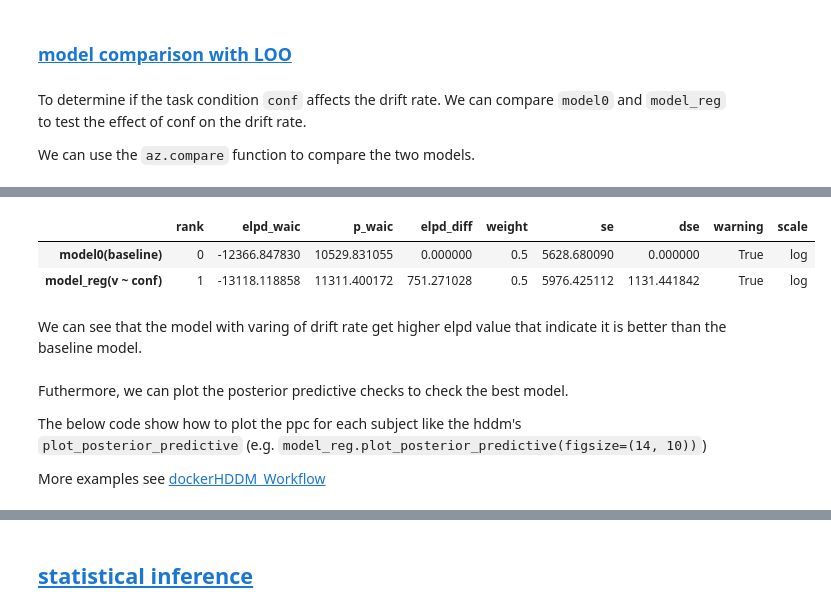
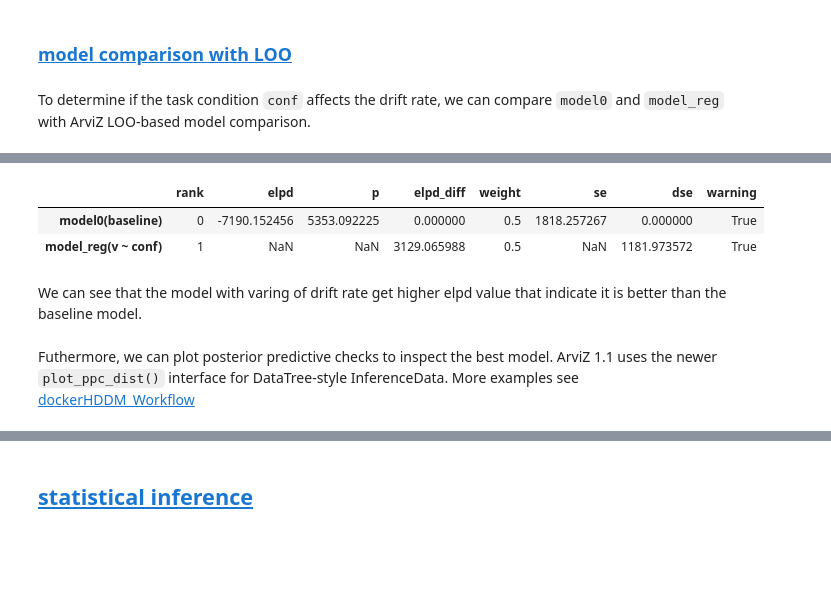
Before and after one commit to hcp4715/dockerHDDM, a Jupyter notebook: dockerHDDM_Quick_View.ipynb, the cells around one changed output, grey strips where cells are left out. Drawn from its saved outputs; the diff is of its cells as text; code cells hidden in the pictures; blank space fills up the shorter version.

```diff
--- a/dockerHDDM_Quick_View.ipynb
+++ b/dockerHDDM_Quick_View.ipynb
@@ -231,19 +244,17 @@ Pareto k diagnostic values:
 # %% [markdown]
 ### <a id='toc1_1_3_'></a>[model comparison with LOO](#toc0_)
 # %% [markdown]
-To determine if the task condition `conf` affects the drift rate. We can compare `model0` and `model_reg` to test the effect of conf on the drift rate.
-
-We can use the `az.compare` function to compare the two models.
+To determine if the task condition `conf` affects the drift rate, we can compare `model0` and `model_reg` with ArviZ LOO-based model comparison.
 # %%
 %time
-# To compare models by loo or waic, we should make sure
+# To compare models by LOO, we should make sure
 # that the pointwise log-likelihood is calculated.
-# Another way is to use to_infdata methods with loglike=True,
-# but ensure that the 'tmp_*.db' file for each chain is in the current directory
 model0_infdata = model0.to_infdata(loglike=True)
 
 compare_dict = {
     "model0(baseline)": model0_infdata,
-    "model_reg(v ~ conf)": model_reg_infdata}
-az.compare(compare_dict, ic="waic")
+    "model_reg(v ~ conf)": model_reg_infdata,
+}
+model_compare = az.compare(compare_dict, var_name="log_lik", round_to="none")
+model_compare
 # %% [output]
@@ -255,11 +266,7 @@ Wall time: 6.88 s
-|  | rank | elpd_waic | p_waic | elpd_diff | weight | se | dse | warning | scale |
-| model0(baseline) | 0 | -12366.847830 | 10529.831055 | 0.000000 | 0.5 | 5628.680090 | 0.000000 | True | log |
-| model_reg(v ~ conf) | 1 | -13118.118858 | 11311.400172 | 751.271028 | 0.5 | 5976.425112 | 1131.441842 | True | log |
+|  | rank | elpd | p | elpd_diff | weight | se | dse | warning |
+| model0(baseline) | 0 | -7190.152456 | 5353.092225 | 0.000000 | 0.5 | 1818.257267 | 0.000000 | True |
+| model_reg(v ~ conf) | 1 | NaN | NaN | 3129.065988 | 0.5 | NaN | 1181.973572 | True |
 # %% [markdown]
 We can see that the model with varing of drift rate get higher elpd value that indicate it is better than the baseline model.
 # %% [markdown]
-Futhermore, we can plot the posterior predictive checks to check the best model.
-
-The below code show how to plot the ppc for each subject like the hddm's `plot_posterior_predictive` (e.g. `model_reg.plot_posterior_predictive(figsize=(14, 10))`)
-
-More examples see [dockerHDDM_Workflow](./dockerHDDM_Workflow.ipynb)
+Futhermore, we can plot posterior predictive checks to inspect the best model. ArviZ 1.1 uses the newer `plot_ppc_dist()` interface for DataTree-style InferenceData. More examples see [dockerHDDM_Workflow](./dockerHDDM_Workflow.ipynb)
```
Also changed, not shown: parts of 19 cells of this notebook, 4 other files.
